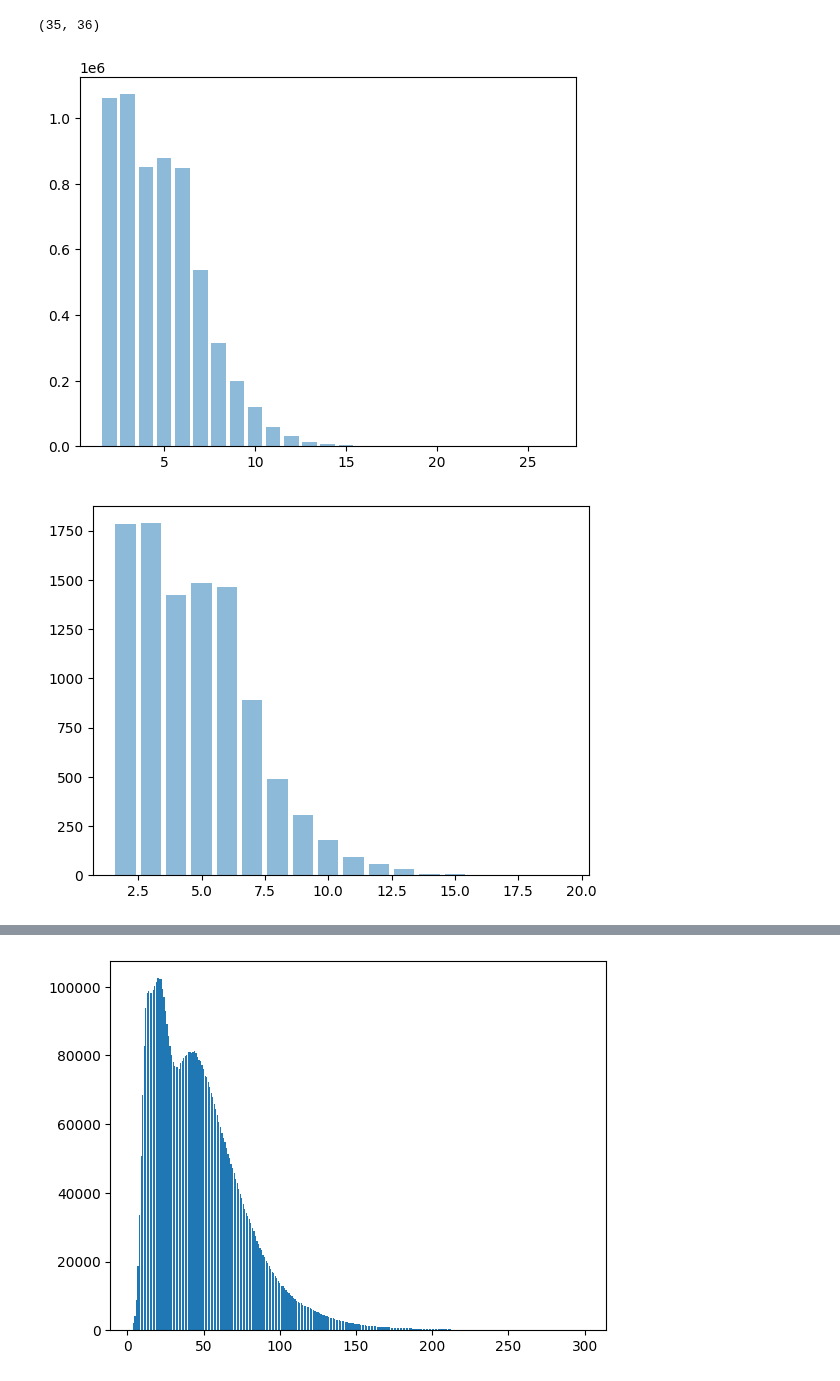
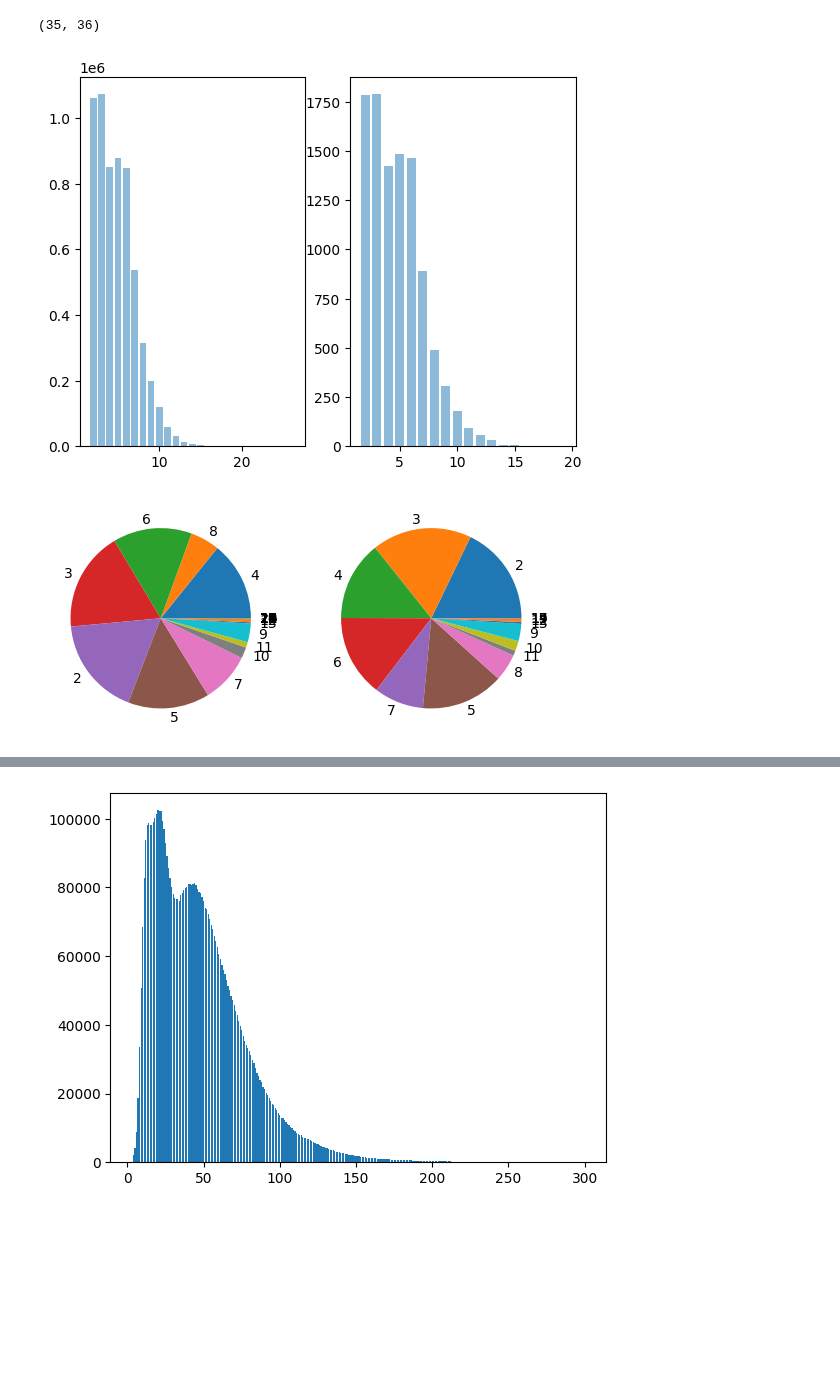
Before and after one commit to proshian/neuroswipe, a Jupyter notebook: src/data_analysis/data_analysis.ipynb, the cells around one changed output, grey strips where cells are left out. Cells and saved outputs as stored; diff of their text form; code cells hidden in the pictures; blank space fills up the shorter version.

```diff
--- a/src/data_analysis/data_analysis.ipynb
+++ b/src/data_analysis/data_analysis.ipynb
@@ -127,11 +125,21 @@ def get_word_len_to_count(dataset_path: str,
 train_word_len_counts = get_word_len_to_count(TRAIN_DATASET_PATH, total=N_TRAIN_LINES)
 val_word_len_counts = get_word_len_to_count(VALID_DATASET_PATH, total=N_VAL_LINES)
 # %%
-plt.bar(train_word_len_counts.keys(), train_word_len_counts.values(), alpha=0.5, label='train')
+fig, (train_ax, val_ax) = plt.subplots(nrows=1, ncols=2)
+
+
+train_ax.bar(train_word_len_counts.keys(), train_word_len_counts.values(), alpha=0.5, label='train')
+val_ax.bar(val_word_len_counts.keys(), val_word_len_counts.values(), alpha=0.5, label='val')
 plt.show()
-plt.bar(val_word_len_counts.keys(), val_word_len_counts.values(), alpha=0.5, label='val')
-plt.show()
 # %% [output]
-[figure, old version]
+[figure, new version]
-[figure, removed]
+# %%
+fig, (train_ax, val_ax) = plt.subplots(nrows=1, ncols=2)
+
+
+train_ax.pie(train_word_len_counts.values(), labels = train_word_len_counts.keys())
+val_ax.pie(val_word_len_counts.values(), labels = val_word_len_counts.keys())
+plt.show()
+# %% [output]
+[figure, added]
 # %%
```
Also changed, not shown: parts of 14 cells of this notebook.
